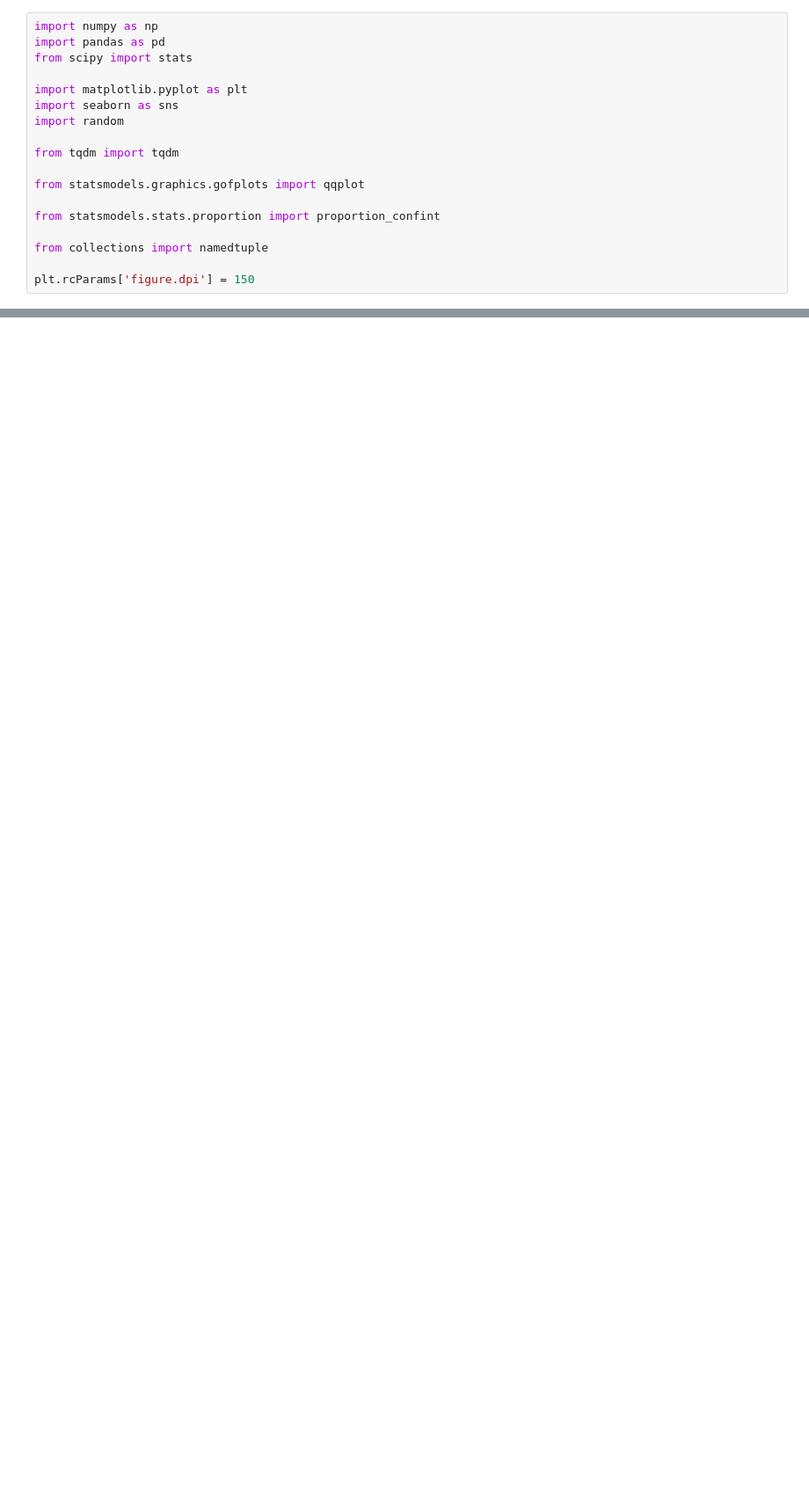
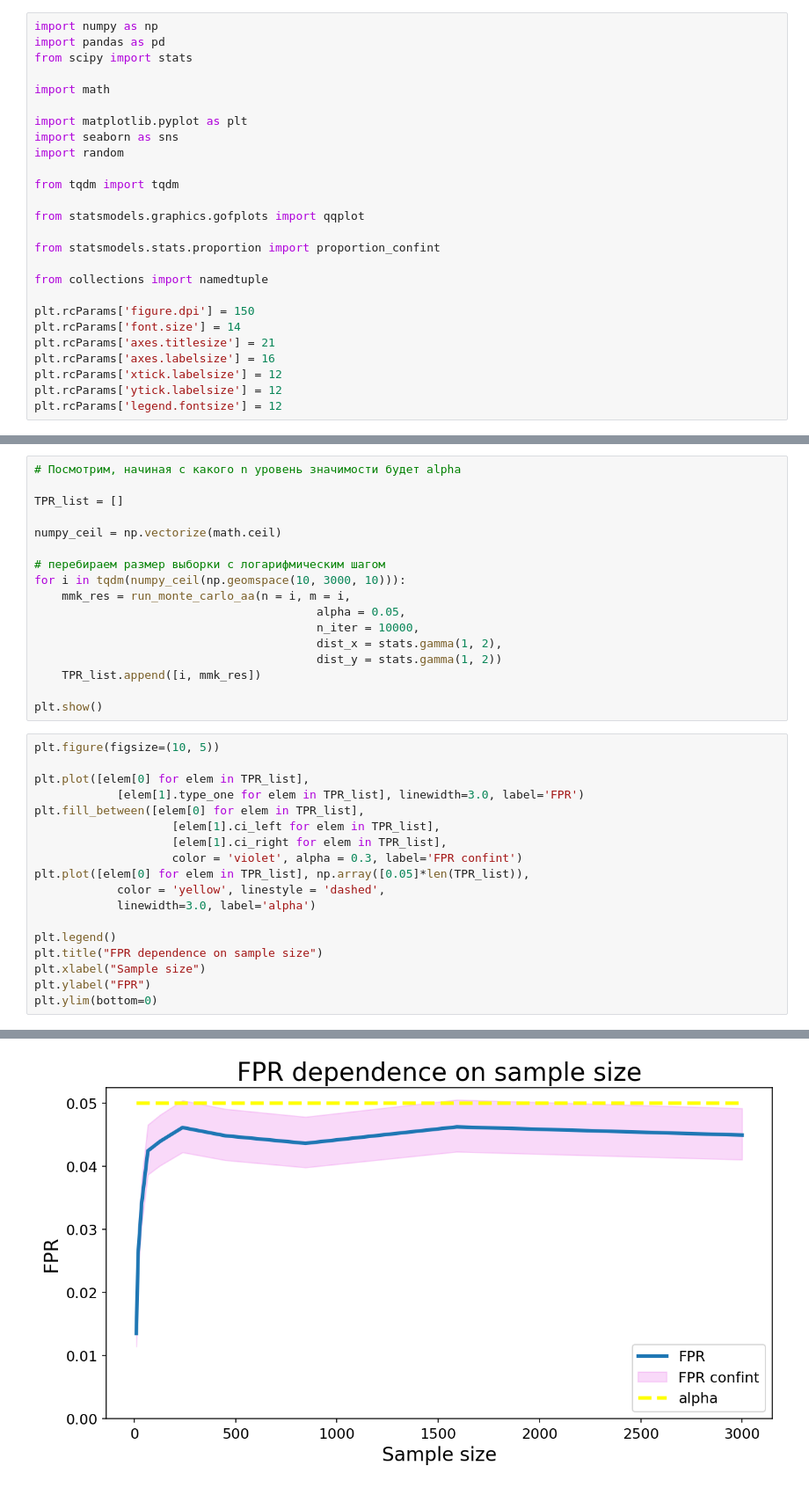
Before and after one commit to ifde/statistics, a Jupyter notebook: avito_analytics_academy/kolmogorov-smirnov.ipynb, the cells around one changed output, grey strips where cells are left out. Shown at 88% size. Drawn from its saved outputs; the diff is of its cells as text; blank space fills up the shorter version.

```diff
--- a/avito_analytics_academy/kolmogorov-smirnov.ipynb
+++ b/avito_analytics_academy/kolmogorov-smirnov.ipynb
@@ -16,6 +24,8 @@ $$D_{nm} = \sup_{x \in \mathbb{R}} |\widehat{F}_{X_n}(x) - \widehat{F}_{Y_m}(x)|
 import numpy as np
 import pandas as pd
 from scipy import stats
+
+import math
 
 import matplotlib.pyplot as plt
 import seaborn as sns
@@ -30,5 +40,11 @@ from statsmodels.stats.proportion import proportion_confint
 from collections import namedtuple
 
 plt.rcParams['figure.dpi'] = 150
+plt.rcParams['font.size'] = 14
+plt.rcParams['axes.titlesize'] = 21
+plt.rcParams['axes.labelsize'] = 16
+plt.rcParams['xtick.labelsize'] = 12
+plt.rcParams['ytick.labelsize'] = 12
+plt.rcParams['legend.fontsize'] = 12
 # %%
 # Проверяем, что критерий работает
@@ -63,0 +84,36 @@ print('FPR confint: ', (confint_left_bound, confint_right_bound))
+# %%
+# Посмотрим, начиная с какого n уровень значимости будет alpha
+
+TPR_list = []
+
+numpy_ceil = np.vectorize(math.ceil)
+
+# перебираем размер выборки с логарифмическим шагом
+for i in tqdm(numpy_ceil(np.geomspace(10, 3000, 10))):
+    mmk_res = run_monte_carlo_aa(n = i, m = i,
+                                         alpha = 0.05,
+                                         n_iter = 10000,
+                                         dist_x = stats.gamma(1, 2),
+                                         dist_y = stats.gamma(1, 2))
+    TPR_list.append([i, mmk_res])
+
+plt.show()
+# %%
+plt.figure(figsize=(10, 5))
+
+plt.plot([elem[0] for elem in TPR_list],
+            [elem[1].type_one for elem in TPR_list], linewidth=3.0, label='FPR')
+plt.fill_between([elem[0] for elem in TPR_list],
+                    [elem[1].ci_left for elem in TPR_list],
+                    [elem[1].ci_right for elem in TPR_list],
+                    color = 'violet', alpha = 0.3, label='FPR confint')
+plt.plot([elem[0] for elem in TPR_list], np.array([0.05]*len(TPR_list)),
+            color = 'yellow', linestyle = 'dashed',
+            linewidth=3.0, label='alpha')
+
+plt.legend()
+plt.title("FPR dependence on sample size")
+plt.xlabel("Sample size")
+plt.ylabel("FPR")
+plt.ylim(bottom=0)
+# %% [output]
@@ -63,0 +121 @@ print('FPR confint: ', (confint_left_bound, confint_right_bound))
+[figure, added]
```
Also changed, not shown: parts of 5 cells of this notebook, 19 other files.
